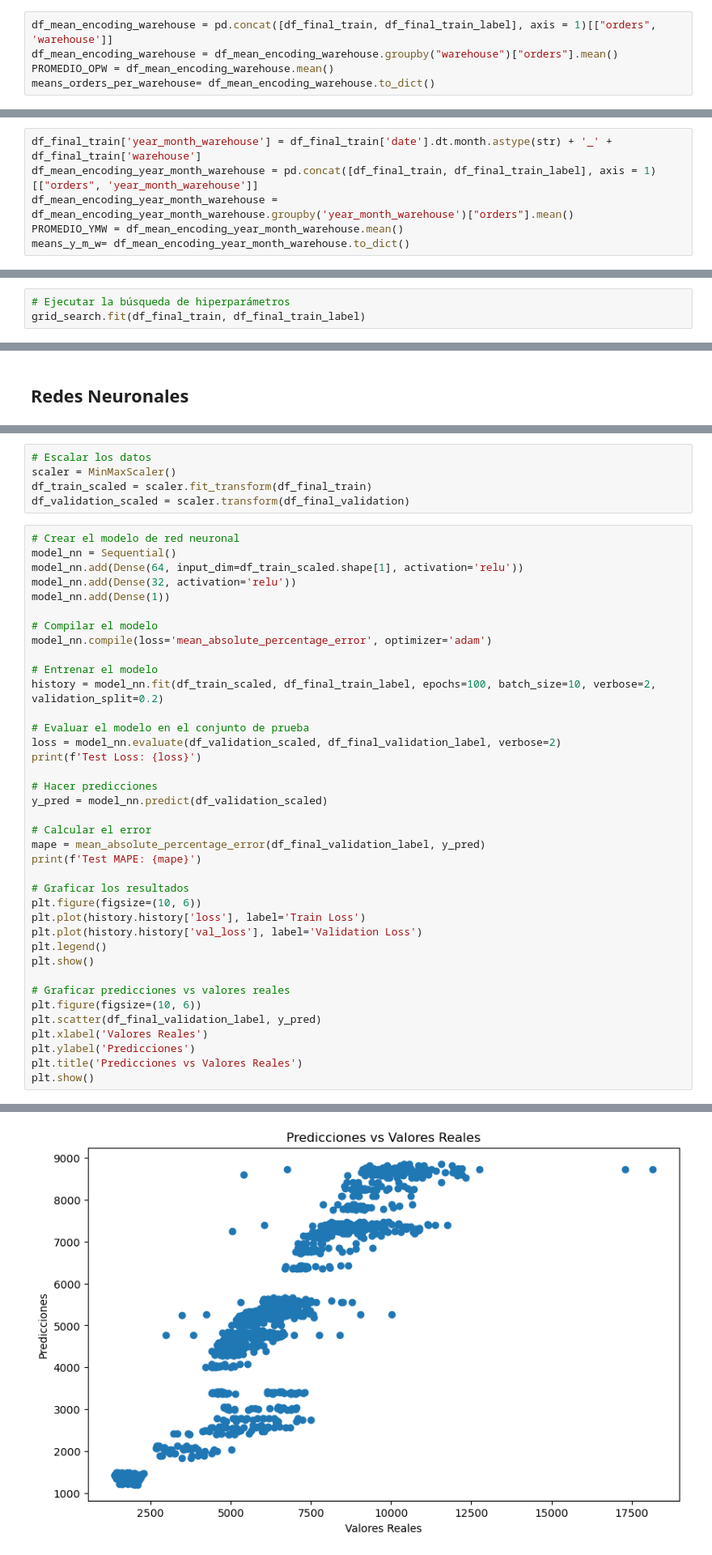
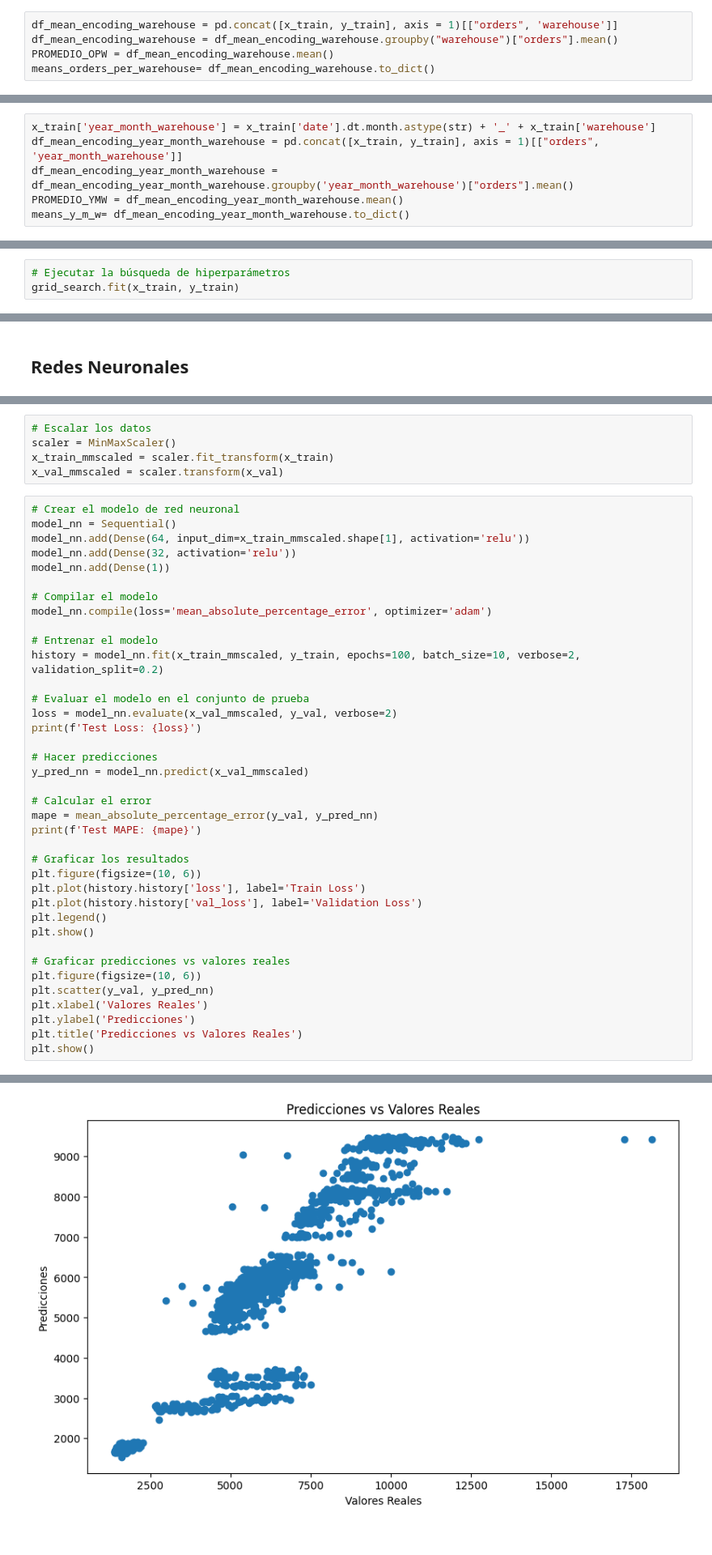
Before and after one commit to Manuel-Pol/Rohlik-orders-challenge, a Jupyter notebook: visus.ipynb, the cells around one changed output, grey strips where cells are left out. Shown at 81% size. Drawn from its saved outputs; the diff is of its cells as text.

Commit message:
con redes y todos los features el mape es bajo

```diff
--- a/visus.ipynb
+++ b/visus.ipynb
@@ -561,7 +561,7 @@ df_usact2 = df_final_train[["user_activity_2", 'warehouse']]
 df_usact2 = df_usact2.groupby("warehouse")["user_activity_2"].min()
 min_ua2= df_usact2.to_dict()
 # %%
-df_mean_encoding_warehouse = pd.concat([df_final_train, df_final_train_label], axis = 1)[["orders", 'warehouse']]
+df_mean_encoding_warehouse = pd.concat([x_train, y_train], axis = 1)[["orders", 'warehouse']]
 df_mean_encoding_warehouse = df_mean_encoding_warehouse.groupby("warehouse")["orders"].mean()
 PROMEDIO_OPW = df_mean_encoding_warehouse.mean()
 means_orders_per_warehouse= df_mean_encoding_warehouse.to_dict()
@@ -584,6 +584,6 @@ df_final_train
 # %%
-df_final_train['year_month_warehouse'] = df_final_train['date'].dt.month.astype(str) + '_' + df_final_train['warehouse']
-df_mean_encoding_year_month_warehouse = pd.concat([df_final_train, df_final_train_label], axis = 1)[["orders", 'year_month_warehouse']]
+x_train['year_month_warehouse'] = x_train['date'].dt.month.astype(str) + '_' + x_train['warehouse']
+df_mean_encoding_year_month_warehouse = pd.concat([x_train, y_train], axis = 1)[["orders", 'year_month_warehouse']]
 df_mean_encoding_year_month_warehouse = df_mean_encoding_year_month_warehouse.groupby('year_month_warehouse')["orders"].mean()
 PROMEDIO_YMW = df_mean_encoding_year_month_warehouse.mean()
 means_y_m_w= df_mean_encoding_year_month_warehouse.to_dict()
@@ -912,7 +821,7 @@ param_grid = {
 grid_search = GridSearchCV(estimator=xgb_reg, param_grid=param_grid, scoring='neg_mean_squared_error', cv=3, verbose=1, n_jobs=-1)
 # %%
 # Ejecutar la búsqueda de hiperparámetros
-grid_search.fit(df_final_train, df_final_train_label)
+grid_search.fit(x_train, y_train)
 # %% [output]
 Fitting 3 folds for each of 1008 candidates, totalling 3024 fits
 GridSearchCV(cv=3,
@@ -1016,12 +884,12 @@ df_final_train
 # %%
 # Escalar los datos
 scaler = MinMaxScaler()
-df_train_scaled = scaler.fit_transform(df_final_train)
-df_validation_scaled = scaler.transform(df_final_validation)
+x_train_mmscaled = scaler.fit_transform(x_train)
+x_val_mmscaled = scaler.transform(x_val)
 # %%
 # Crear el modelo de red neuronal
 model_nn = Sequential()
-model_nn.add(Dense(64, input_dim=df_train_scaled.shape[1], activation='relu'))
+model_nn.add(Dense(64, input_dim=x_train_mmscaled.shape[1], activation='relu'))
 model_nn.add(Dense(32, activation='relu'))
 model_nn.add(Dense(1))
 
@@ -1029,17 +897,17 @@ model_nn.add(Dense(1))
 model_nn.compile(loss='mean_absolute_percentage_error', optimizer='adam')
 
 # Entrenar el modelo
-history = model_nn.fit(df_train_scaled, df_final_train_label, epochs=100, batch_size=10, verbose=2, validation_split=0.2)
+history = model_nn.fit(x_train_mmscaled, y_train, epochs=100, batch_size=10, verbose=2, validation_split=0.2)
 
 # Evaluar el modelo en el conjunto de prueba
-loss = model_nn.evaluate(df_validation_scaled, df_final_validation_label, verbose=2)
+loss = model_nn.evaluate(x_val_mmscaled, y_val, verbose=2)
 print(f'Test Loss: {loss}')
 
 # Hacer predicciones
-y_pred = model_nn.predict(df_validation_scaled)
+y_pred_nn = model_nn.predict(x_val_mmscaled)
 
 # Calcular el error
-mape = mean_absolute_percentage_error(df_final_validation_label, y_pred)
+mape = mean_absolute_percentage_error(y_val, y_pred_nn)
 print(f'Test MAPE: {mape}')
 
 # Graficar los resultados
@@ -1051,7 +919,7 @@ plt.show()
 
 # Graficar predicciones vs valores reales
 plt.figure(figsize=(10, 6))
-plt.scatter(df_final_validation_label, y_pred)
+plt.scatter(y_val, y_pred_nn)
 plt.xlabel('Valores Reales')
 plt.ylabel('Predicciones')
 plt.title('Predicciones vs Valores Reales')
@@ -1078 +946 @@ Test MAPE: 0.18483259845255
-[figure, old version]
+[figure, new version]
```
Also changed, not shown: parts of 46 cells of this notebook.
